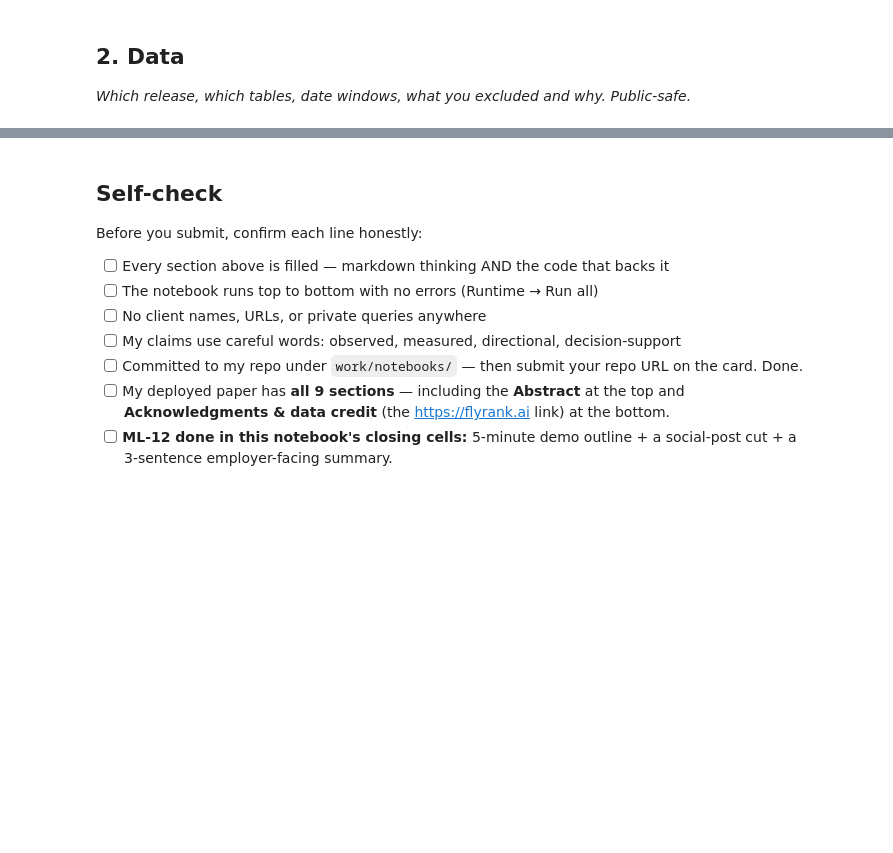
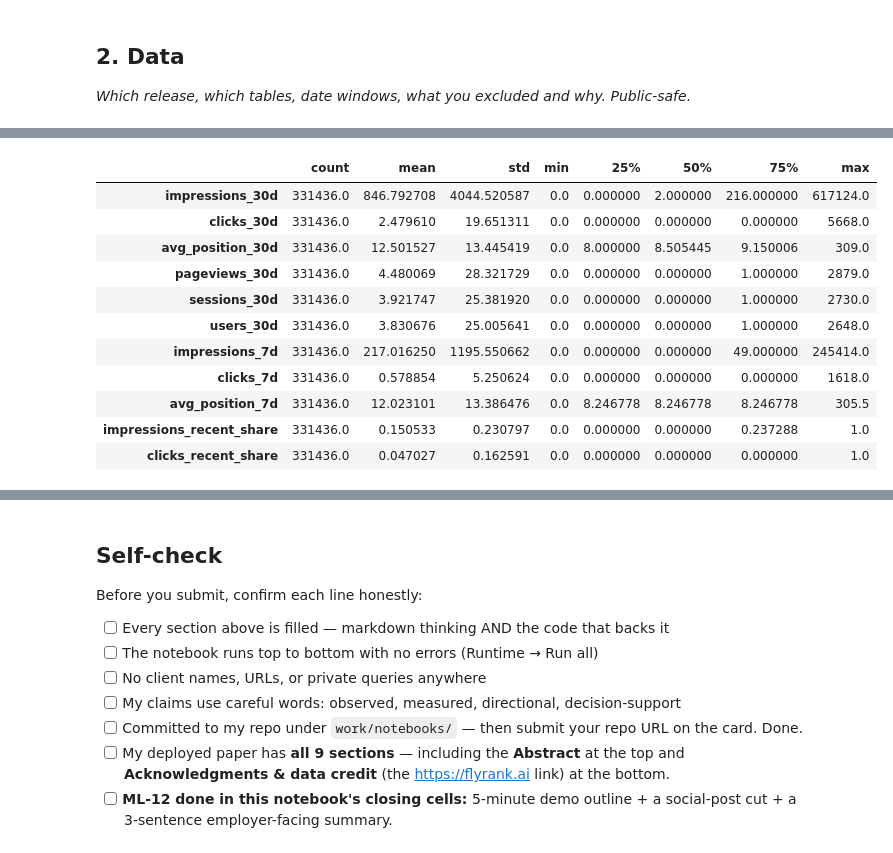
Before and after one commit to fatimahmahmood/flyrank_ml_internship, a Jupyter notebook: work/notebooks/capstone.ipynb, the cells around one changed output, grey strips where cells are left out. Saved outputs shown, nothing was run; the diff lists cells and outputs as text; code cells hidden in the pictures; blank space fills up the shorter version.

```diff
--- a/work/notebooks/capstone.ipynb
+++ b/work/notebooks/capstone.ipynb
@@ -36,0 +178,14 @@ This skeleton is yours to fill. Work the sections **in order** — each one has
+# %%
+APR_REL = """
+read_parquet(
+    'hf://datasets/FlyRank/internship-warehouse/fact_content_daily_performance/month=2026-04/*.parquet'
+)
+"""
+
+con.sql(f"""
+    SELECT
+        COUNT(*) AS row_count,
+        MIN(report_date) AS min_report_date,
+        MAX(report_date) AS max_report_date
+    FROM {APR_REL}
+""").df()
@@ -36,0 +719,15 @@ This skeleton is yours to fill. Work the sections **in order** — each one has
+# %%
+model_data = model_data.copy()
+
+# GA4 activity: missing values are treated as zero observed activity.
+for col in ["pageviews_30d", "sessions_30d", "users_30d"]:
+    model_data[col] = model_data[col].fillna(0)
+
+# Search position: missing means no usable position observation.
+# Use the median of observed values rather than treating it as position 0.
+for col in ["avg_position_30d", "avg_position_7d"]:
+    median_value = model_data[col].median()
+    model_data[col] = model_data[col].fillna(median_value)
+
+print("Missing values remaining:")
+print(model_data.isna().sum())
@@ -36,0 +753,29 @@ This skeleton is yours to fill. Work the sections **in order** — each one has
+# %%
+model_data[
+    [
+        "impressions_30d",
+        "clicks_30d",
+        "avg_position_30d",
+        "pageviews_30d",
+        "sessions_30d",
+        "users_30d",
+        "impressions_7d",
+        "clicks_7d",
+        "avg_position_7d",
+        "impressions_recent_share",
+        "clicks_recent_share"
+    ]
+].describe().T
+# %% [output]
+|  | count | mean | std | min | 25% | 50% | 75% | max |
+| impressions_30d | 331436.0 | 846.792708 | 4044.520587 | 0.0 | 0.000000 | 2.000000 | 216.000000 | 617124.0 |
+| clicks_30d | 331436.0 | 2.479610 | 19.651311 | 0.0 | 0.000000 | 0.000000 | 0.000000 | 5668.0 |
+| avg_position_30d | 331436.0 | 12.501527 | 13.445419 | 0.0 | 8.000000 | 8.505445 | 9.150006 | 309.0 |
+| pageviews_30d | 331436.0 | 4.480069 | 28.321729 | 0.0 | 0.000000 | 0.000000 | 1.000000 | 2879.0 |
+| sessions_30d | 331436.0 | 3.921747 | 25.381920 | 0.0 | 0.000000 | 0.000000 | 1.000000 | 2730.0 |
+| users_30d | 331436.0 | 3.830676 | 25.005641 | 0.0 | 0.000000 | 0.000000 | 1.000000 | 2648.0 |
+| impressions_7d | 331436.0 | 217.016250 | 1195.550662 | 0.0 | 0.000000 | 0.000000 | 49.000000 | 245414.0 |
+| clicks_7d | 331436.0 | 0.578854 | 5.250624 | 0.0 | 0.000000 | 0.000000 | 0.000000 | 1618.0 |
+| avg_position_7d | 331436.0 | 12.023101 | 13.386476 | 0.0 | 8.246778 | 8.246778 | 8.246778 | 305.5 |
+| impressions_recent_share | 331436.0 | 0.150533 | 0.230797 | 0.0 | 0.000000 | 0.000000 | 0.237288 | 1.0 |
+| clicks_recent_share | 331436.0 | 0.047027 | 0.162591 | 0.0 | 0.000000 | 0.000000 | 0.000000 | 1.0 |
```
Also changed, not shown: parts of 58 cells of this notebook.
